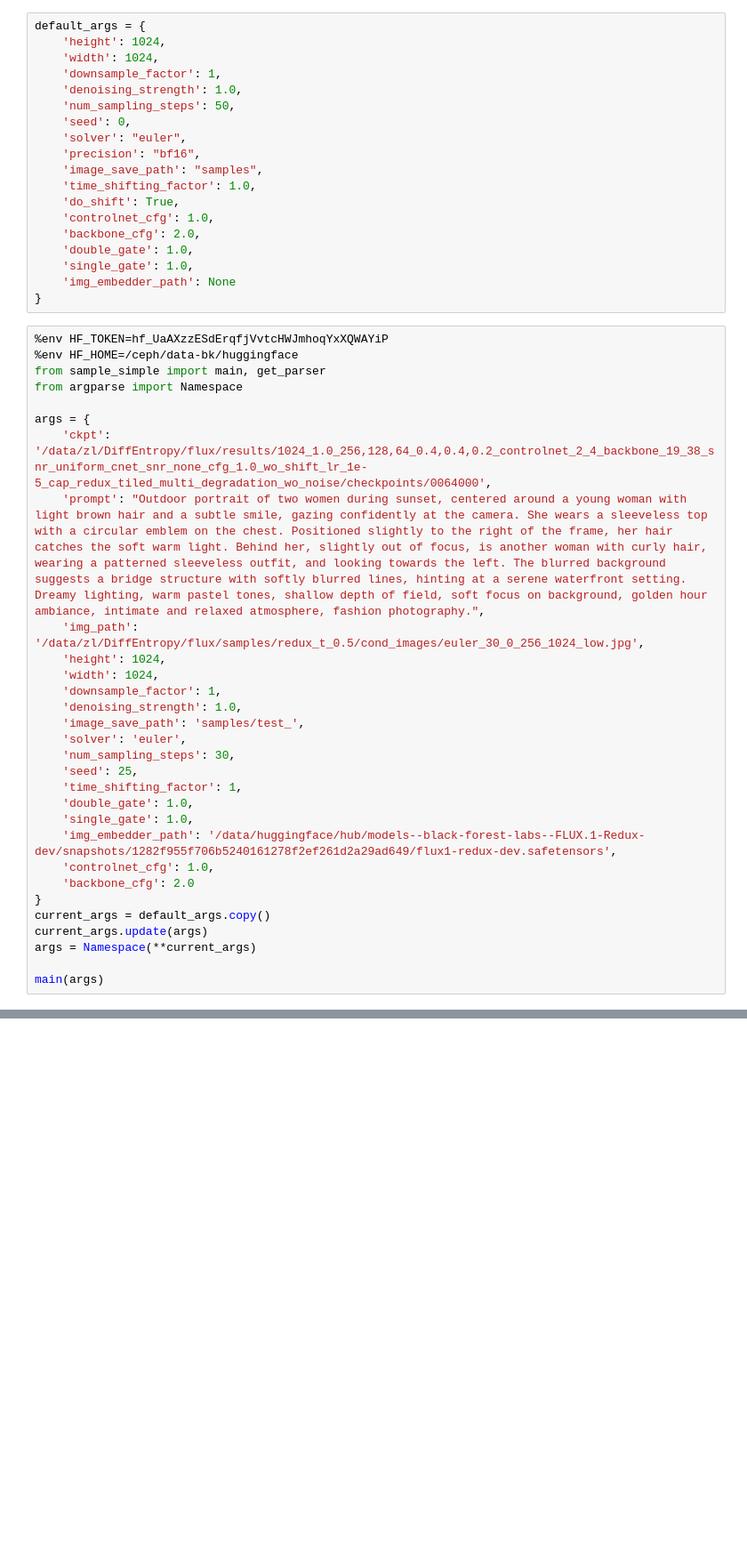
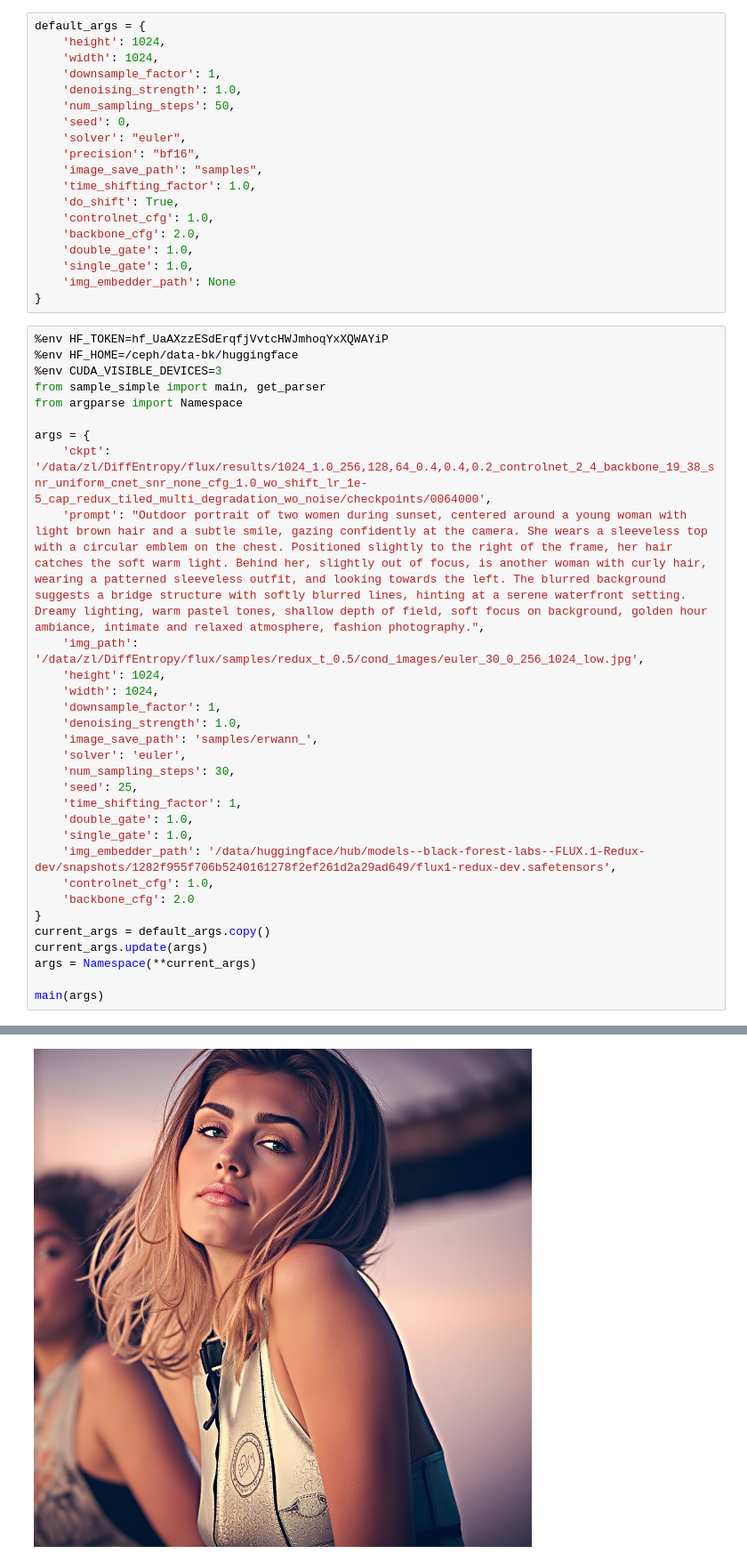
Before and after one commit to zhuole1025/DiffEntropy, a Jupyter notebook: flux/sample.ipynb, the cells around one changed output, grey strips where cells are left out. Shown at 89% size. Saved outputs shown, nothing was run; the diff lists cells and outputs as text; blank space fills up the shorter version.

```diff
--- a/flux/sample.ipynb
+++ b/flux/sample.ipynb
@@ -20,6 +20,7 @@ default_args = {
 # %%
 %env HF_TOKEN=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
 %env HF_HOME=/ceph/data-bk/huggingface
+%env CUDA_VISIBLE_DEVICES=3
 from sample_simple import main, get_parser
 from argparse import Namespace
 
@@ -31,7 +32,7 @@ args = {
     'width': 1024,
     'downsample_factor': 1,
     'denoising_strength': 1.0,
-    'image_save_path': 'samples/test_',
+    'image_save_path': 'samples/erwann_',
     'solver': 'euler',
     'num_sampling_steps': 30,
     'seed': 25,
@@ -59,0 +64 @@ Init text encoder
+[figure, added]
```
Also changed, not shown: parts of 5 cells of this notebook, 28 other files.
